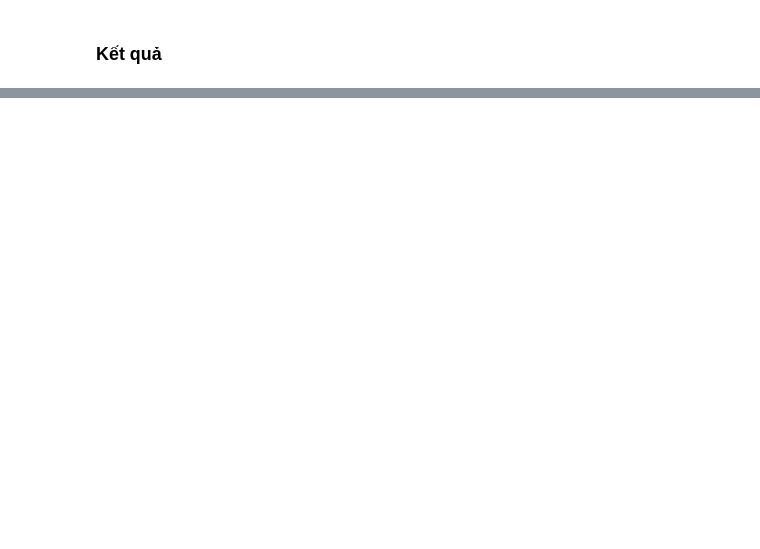
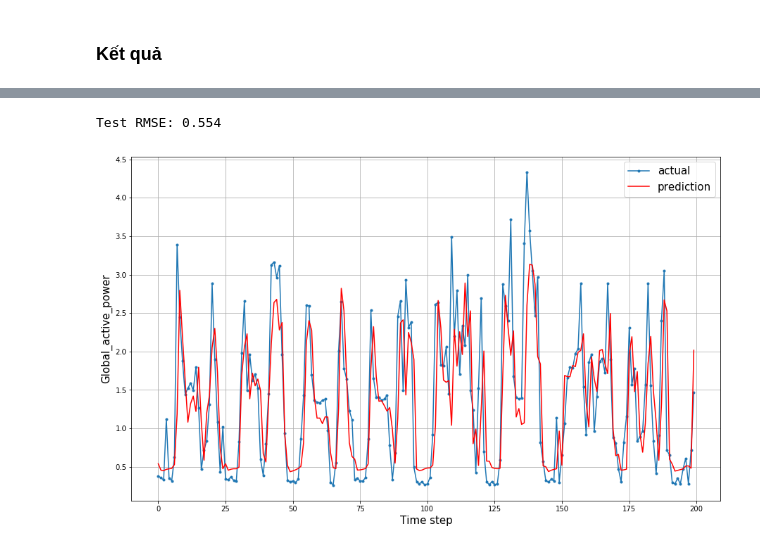
Before and after one commit to ThanhChinhBK/vnai_dl01_pratice, a Jupyter notebook: rnn-lstm-gru/2. LSTM Models for Time Series Forecasting.ipynb, the cells around one changed output, grey strips where cells are left out. Drawn from its saved outputs; the diff is of its cells as text; code cells hidden in the pictures; blank space fills up the shorter version.

```diff
--- a/rnn-lstm-gru/2. LSTM Models for Time Series Forecasting.ipynb
+++ b/rnn-lstm-gru/2. LSTM Models for Time Series Forecasting.ipynb
@@ -338,0 +395,4 @@ plt.show()
+# %%
+history = model.fit(train_X, train_y,
+                    epochs=50, batch_size=batch_size,
+                    validation_data=(test_X, test_y), shuffle=False)
@@ -338,0 +417,35 @@ plt.show()
+# %%
+import numpy as np
+from sklearn.metrics import mean_squared_error
+
+yhat = model.predict(test_X)
+p_test_X = test_X[:,-1,:].reshape((test_X.shape[0], 7))
+
+# invert scaling for forecast
+inv_yhat = np.concatenate((yhat, p_test_X[:, -6:]), axis=1)
+inv_yhat = scaler.inverse_transform(inv_yhat)
+inv_yhat = inv_yhat[:,0]
+
+# invert scaling for actual
+test_y = test_y.reshape((len(test_y), 1))
+inv_y = np.concatenate((test_y, p_test_X[:, -6:]), axis=1)
+inv_y = scaler.inverse_transform(inv_y)
+inv_y = inv_y[:,0]
+
+# ham loi
+rmse = np.sqrt(mean_squared_error(inv_y, inv_yhat))
+print('Test RMSE: %.3f' % rmse)
+# %% [output]
+Test RMSE: 0.554
+# %%
+plt.figure(figsize=(15,9))
+aa=[x for x in range(200)]
+plt.plot(aa, inv_y[:200], marker='.', label="actual")
+plt.plot(aa, inv_yhat[:200], 'r', label="prediction")
+plt.ylabel('Global_active_power', size=15)
+plt.xlabel('Time step', size=15)
+plt.legend(fontsize=15)
+plt.grid()
+plt.show()
+# %% [output]
+[figure, added]
```
Also changed, not shown: parts of 13 cells of this notebook, 1 other file.
